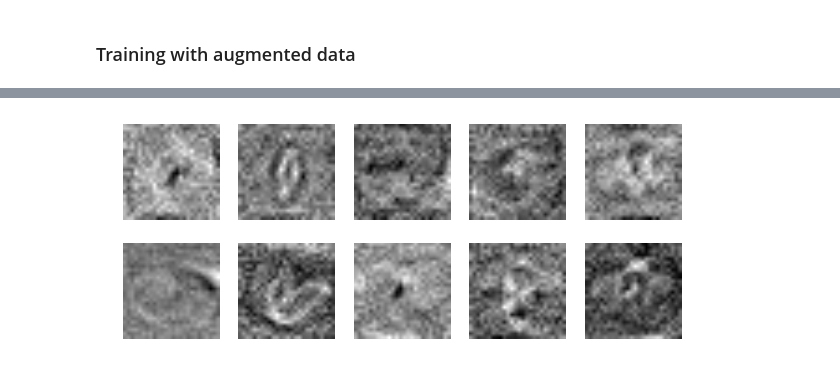
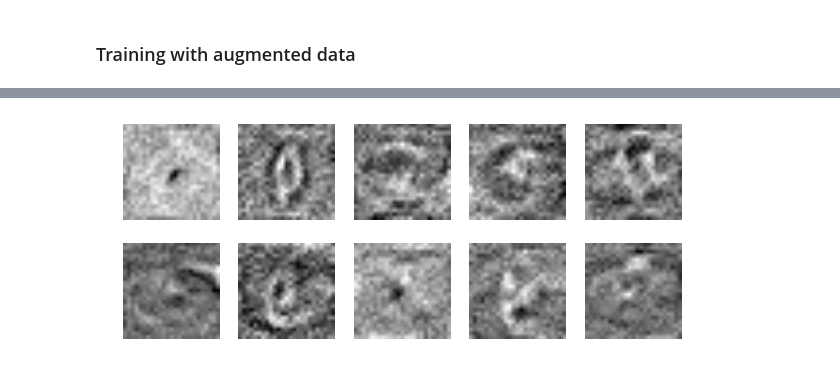
Before and after one commit to shamshad-npti/data-analytics, a Jupyter notebook: mnist-numpy/neural-network-mnist-numpy.ipynb, the cells around one changed output, grey strips where cells are left out. Cells and saved outputs as stored; diff of their text form; code cells hidden in the pictures.

```diff
--- a/mnist-numpy/neural-network-mnist-numpy.ipynb
+++ b/mnist-numpy/neural-network-mnist-numpy.ipynb
@@ -445,7 +445,7 @@ for i in range(25):
 # %% [markdown]
 ### Training with augmented data
 # %%
-grid = (3, 3)
+grid = (4, 4)
 augmented_train = mnist.augment_feature(mnist.train_image.data, grid=grid)
 augmented_test = mnist.augment_feature(mnist.test_image.data, grid=grid)
 # %%
@@ -459,5 +459,5 @@ all_feature_test = np.concatenate([mnist.test_image.normalized_data, augmented_t
 fig = plt.figure(figsize=(10, 10))
 for i in range(100):
     fig.add_subplot(10, 10, i + 1).axis("off")
-    plt.imshow(augmented_train[i,:].reshape(26,26), figure=fig)
+    plt.imshow(augmented_train[i,:].reshape(25,25), figure=fig)
 # %% [output]
@@ -466,5 +466,5 @@ for i in range(100):
 fig = plt.figure(figsize=(10, 10))
 for i in range(100):
     fig.add_subplot(10, 10, i + 1).axis("off")
-    plt.imshow(augmented_train_norm[i,:].reshape(26,26), figure=fig)
+    plt.imshow(augmented_train_norm[i,:].reshape(25,25), figure=fig)
 # %% [output]
@@ -472,5 +472,5 @@ for i in range(100):
 # %%
-d_in, d_out = 676, 10
+d_in, d_out = 625, 10
 network3 = Network()\
     .append(Layer(func=Sigmoid(), in_shape=d_in, out_shape=d_out))
 
@@ -493,11 +493,11 @@ Epoch finished, loss: 6.747, accuracy: 0.904
 # %%
 weight = network3.layers[0].w.copy()
 fig = plt.figure(figsize=(10, 4))
 for i in range(10):
     fig.add_subplot(2, 5, i + 1).axis("off")
-    plt.imshow(weight[:, i].reshape(26,26), figure=fig, interpolation='bilinear')
+    plt.imshow(weight[:, i].reshape(25,25), figure=fig, interpolation='bilinear')
 # %% [output]
-[figure, old version]
+[figure, new version]
 # %%
 d_in, d_out = all_feature_train.shape[1], 10
 network4 = Network()\
```
Also changed, not shown: parts of 14 cells of this notebook.
